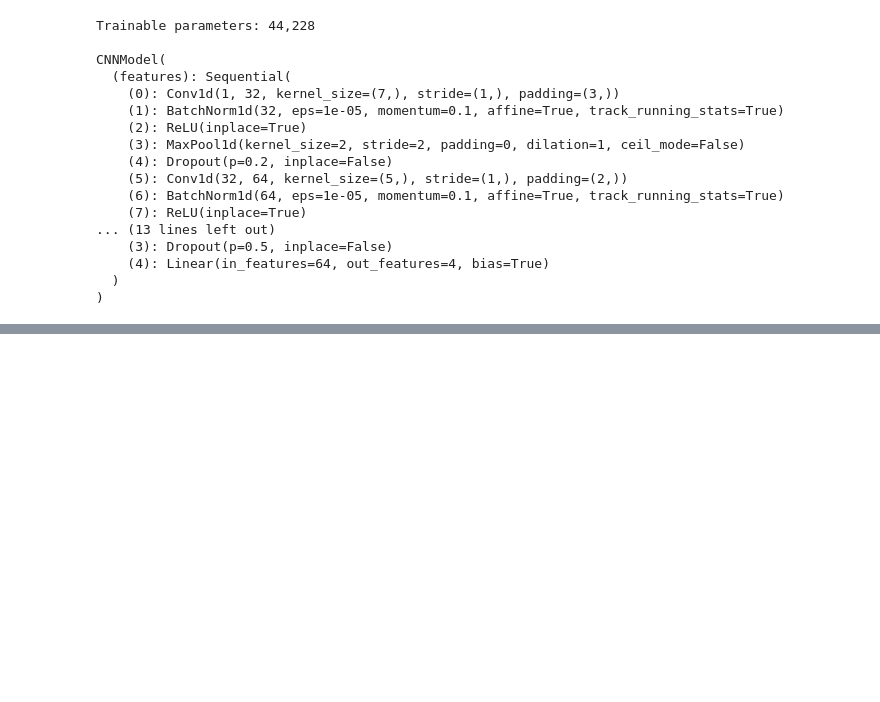
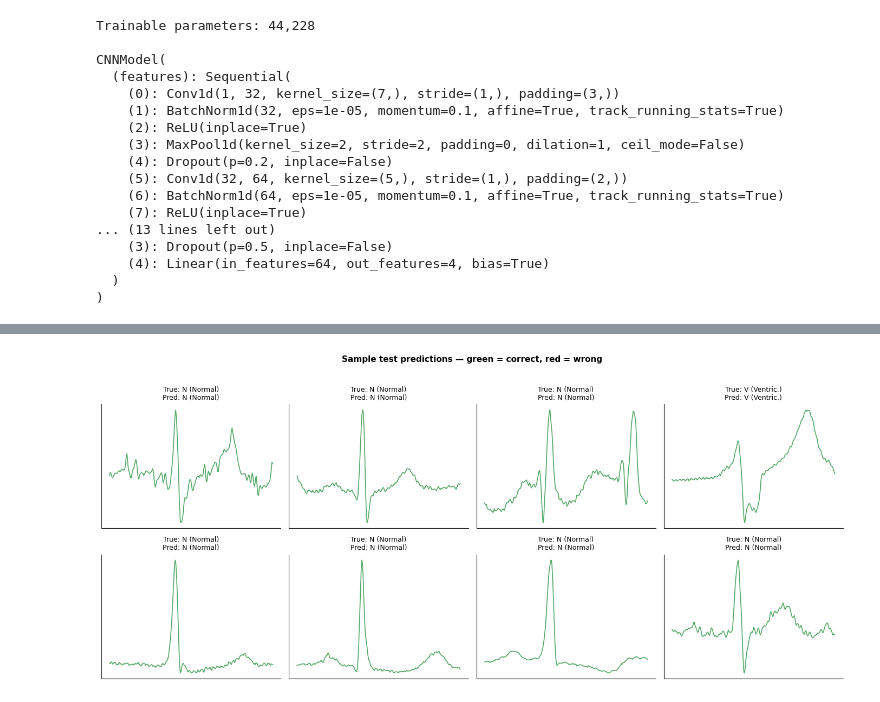
Before and after one commit to verness/6600-Project, a Jupyter notebook: notebooks/cnn_model.ipynb, the cells around one changed output, grey strips where cells are left out. Drawn from its saved outputs; the diff is of its cells as text; code cells hidden in the pictures; blank space fills up the shorter version.

```diff
--- a/notebooks/cnn_model.ipynb
+++ b/notebooks/cnn_model.ipynb
@@ -294,0 +533,25 @@ plt.show()
+# %%
+# Reload best weights
+model.load_state_dict(torch.load(ckpt_path, map_location=device))
+
+test_loss, test_acc, test_f1, y_true, y_pred = run_epoch(model, test_loader, criterion)
+
+print(f'Test loss         : {test_loss:.4f}')
+print(f'Test accuracy     : {test_acc:.4f}')
+print(f'Test F1 (macro)   : {test_f1:.4f}\n')
+
+report = classification_report(y_true, y_pred, target_names=LABEL_NAMES, digits=4)
+print(report)
+
+# Save results
+with open(f'{MODELS_DIR}/cnn_baseline_report.txt', 'w') as f:
+    f.write(f'CNN Baseline (PyTorch) — use_smote={USE_SMOTE}\n')
+    f.write(f'Best config: lr={BEST_LR:.0e}, batch_size={BEST_BS}, '
+            f'dropout={BEST_DROPOUT}, weight_decay={BEST_WD}\n')
+    f.write('=' * 60 + '\n\n')
+    f.write(f'Test loss        : {test_loss:.4f}\n')
+    f.write(f'Test accuracy    : {test_acc:.4f}\n')
+    f.write(f'Test F1 (macro)  : {test_f1:.4f}\n\n')
+    f.write(report)
+
+np.save(f'{MODELS_DIR}/cnn_baseline_history.npy', history, allow_pickle=True)
@@ -294,0 +599,21 @@ plt.show()
+# %%
+n_show = 8
+idxs = random.sample(range(len(y_true)), n_show)
+
+fig, axes = plt.subplots(2, 4, figsize=(14, 6))
+for ax, i in zip(axes.flatten(), idxs):
+    beat = X_test[i, 0, :]
+    true = LABEL_NAMES[y_true[i]]
+    pred = LABEL_NAMES[y_pred[i]]
+    color = '#55A868' if y_true[i] == y_pred[i] else '#C44E52'
+    ax.plot(beat, color=color, linewidth=1.2)
+    ax.set_title(f'True: {true}\nPred: {pred}', fontsize=9)
+    ax.set_xticks([]); ax.set_yticks([])
+    ax.spines[['top', 'right']].set_visible(False)
+
+plt.suptitle('Sample test predictions — green = correct, red = wrong',
+             fontsize=11, fontweight='bold', y=1.02)
+plt.tight_layout()
+plt.show()
+# %% [output]
+[figure, added]
```
Also changed, not shown: parts of 23 cells of this notebook, 6 other files.
